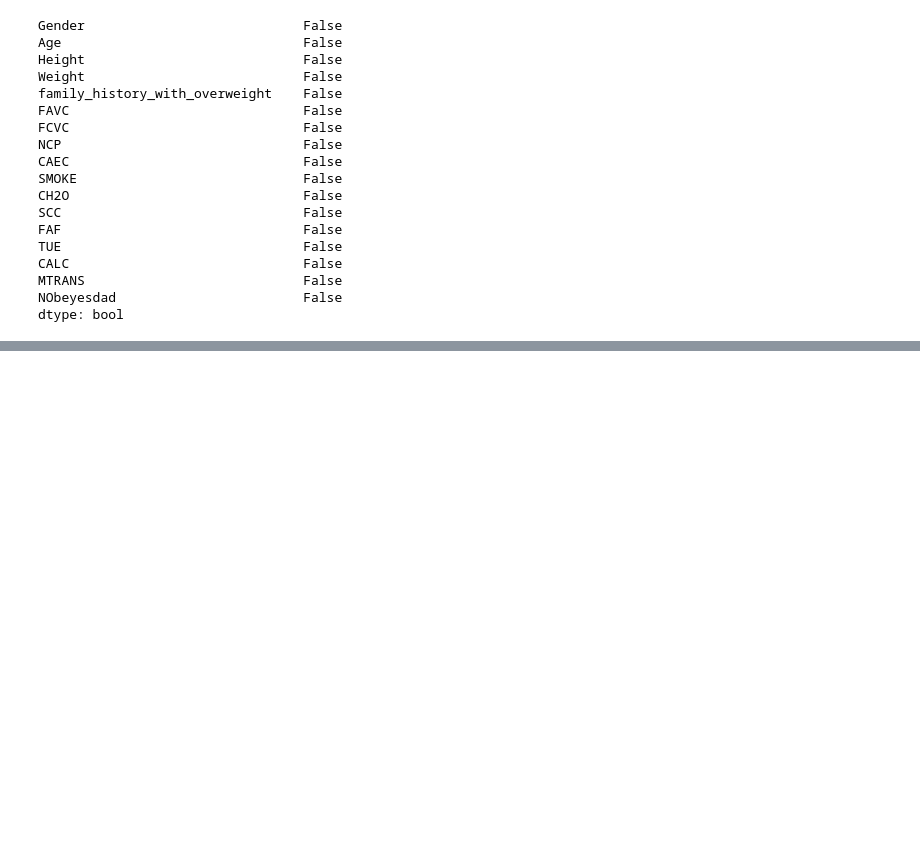
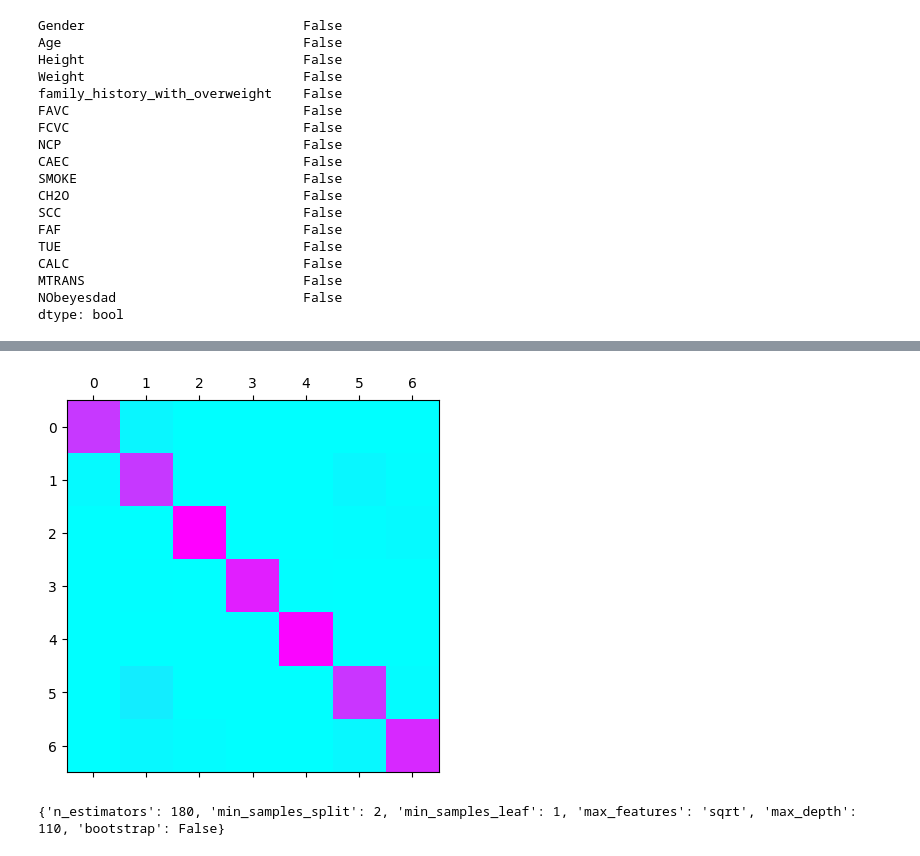
Before and after one commit to gpuslave/python-random-projects, a Jupyter notebook: Classification/new.ipynb, the cells around one changed output, grey strips where cells are left out. Drawn from its saved outputs; the diff is of its cells as text; code cells hidden in the pictures; blank space fills up the shorter version.

Commit message:
multiclass classifier

```diff
--- a/Classification/new.ipynb
+++ b/Classification/new.ipynb
@@ -47,5 +51,7 @@ NObeyesdad                        False
 dtype: bool
 # %%
 X = data.drop("NObeyesdad", axis=1)
-print(X)
+X.rename(inplace=True, columns={"family_history_with_overweight": "fam_with_ow"})
+cat_cols = X.select_dtypes(include=["object"]).columns
+print(cat_cols)
 # %% [output]
@@ -105,0 +61,7 @@ ValueError: could not convert string to float: 'Female'
+# %%
+Y = data["NObeyesdad"].to_frame()
+Y.rename(inplace=True, columns={"NObeyesdad": "obesity_enc"})
+
+ord_enc = OrdinalEncoder()
+X[cat_cols] = ord_enc.fit_transform(X[cat_cols])
+X.head(25)
@@ -105,0 +86,8 @@ ValueError: could not convert string to float: 'Female'
+# %%
+# Y["obesity"] = Y["obesity_enc"]
+ord_enc = LabelEncoder()
+ord_test = ord_enc.fit(Y["obesity_enc"])
+print(ord_test.classes_)
+
+# Y["obesity_enc"] = ord_test
+Y.head(25)
@@ -105,0 +114,45 @@ ValueError: could not convert string to float: 'Female'
+# %%
+clf = RandomForestClassifier(max_depth=3, random_state=0)
+
+random_grid = {'bootstrap': [True, False],
+               'max_depth': [10, 20, 30, 40, 50, 60, 70, 80, 90, 100, 110, None],
+               'max_features': ['log2', 'sqrt'],
+               'min_samples_leaf': [1, 2, 4],
+               'min_samples_split': [2, 5, 10],
+               'n_estimators': [130, 180, 230]}
+
+n_samples, n_features = X.shape
+n_classes = len(Y["obesity_enc"].unique())
+print(n_classes)
+
+X_train, X_test, Y_train, Y_test = train_test_split(
+    X,
+    Y,
+    test_size=0.25,
+    random_state=42,
+)
+
+clf = RandomizedSearchCV(clf, random_grid, random_state=0)
+clf.fit(X_train, Y_train.values.ravel())
+grid = clf.best_params_
+clf = clf.best_estimator_
+
+test_df = pd.DataFrame()
+test_df["actual"] = Y_test
+test_df["predicted"] = clf.predict(X_test)
+print(test_df)
+
+scores = cross_val_score(clf, X_train, Y_train.values.ravel(), cv=3, scoring=None)
+print(scores)
+
+Y_train_pred = cross_val_predict(clf, X_train, Y_train.values.ravel(), cv=3)
+f1 = f1_score(Y_train, Y_train_pred, average='micro')
+conf_m = confusion_matrix(Y_train, Y_train_pred)
+print(conf_m)
+for i, iclass in enumerate(ord_test.classes_):
+    print(i, iclass)
+
+plt.matshow(conf_m, cmap=plt.cm.cool)
+plt.show()
+print(grid)
+# %% [output]
@@ -105,0 +176,2 @@ ValueError: could not convert string to float: 'Female'
+[figure, added]
+{'n_estimators': 180, 'min_samples_split': 2, 'min_samples_leaf': 1, 'max_features': 'sqrt', 'max_depth': 110, 'bootstrap': False}
```
Also changed, not shown: parts of 8 cells of this notebook, 1 other file.
